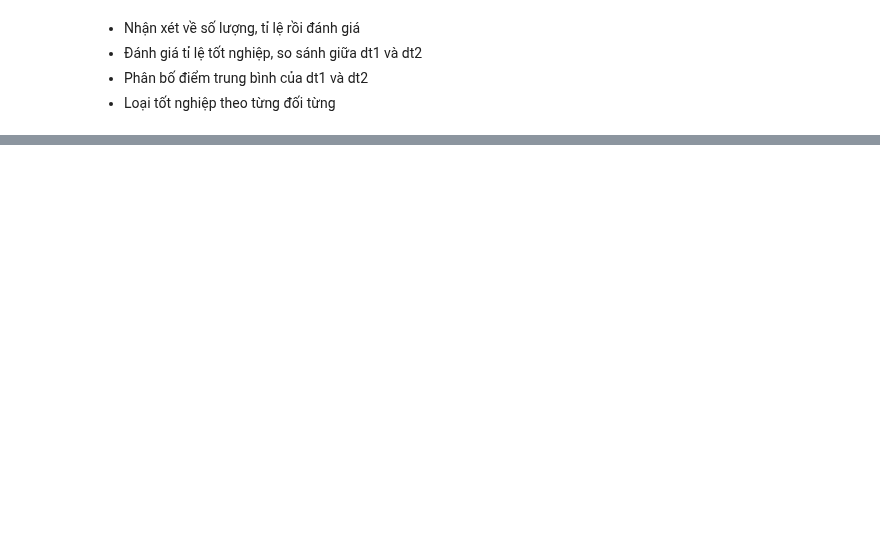
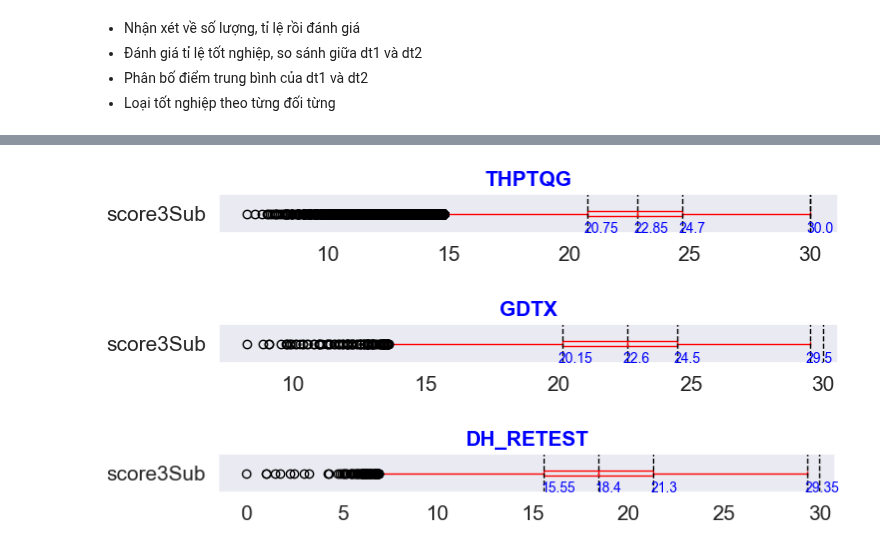
Before and after one commit to ntp-shin/Introduction_to_Data_Science, a Jupyter notebook: 1_Distribution.ipynb, the cells around one changed output, grey strips where cells are left out. Saved outputs shown, nothing was run; the diff lists cells and outputs as text; code cells hidden in the pictures; blank space fills up the shorter version.

```diff
--- a/1_Distribution.ipynb
+++ b/1_Distribution.ipynb
@@ -422,0 +300,12 @@ plt.show()
+# %%
+def sumhighest3subjects(row):
+    arr = []
+    for score in ['toan','ngu_van', 'ngoai_ngu','vat_li','hoa_hoc','sinh_hoc','lich_su', 'dia_ly', 'gdcd']:
+        if(~np.isnan(row[score])):
+            arr.append(row[score])
+    arr.sort(reverse=True)
+    return sum(arr[:3])
+
+df_dt1['score3Sub'] = df_dt1.apply(sumhighest3subjects, axis = 1)
+df_dt2['score3Sub'] = df_dt2.apply(sumhighest3subjects, axis = 1)
+df_dt3['score3Sub'] = df_dt3.apply(sumhighest3subjects, axis = 1)
@@ -422,0 +328,20 @@ plt.show()
+# %%
+def boxplot(data, namevalue, title):
+    dt3 = data[namevalue]
+    arr_value = [round(dt3.quantile(0.25), 2), round(dt3.quantile(0.5), 2), round(dt3.quantile(0.75), 2), round(dt3.quantile(1.00), 2)]
+    boxplot = data.boxplot(column=namevalue, return_type='axes',
+                        grid=False, vert=False, figsize=(8, 0.5), fontsize=15, color='red')
+    for i in arr_value:
+        plt.text(i - 0.15, 0.5, str(i), fontsize=10, color='blue')
+        plt.axvline(i, color='black', linestyle='--', linewidth=1)
+    plt.title(title, fontsize=15, fontweight='bold', color='blue')
+    plt.axvline(30, color='black', linestyle='--', linewidth=1)
+    plt.show()
+# %%
+boxplot(df_dt1, 'score3Sub', 'THPTQG')
+boxplot(df_dt2, 'score3Sub', 'GDTX')
+boxplot(df_dt3, 'score3Sub', 'DH_RETEST')
+# %% [output]
+[figure, added]
+[figure, added]
+[figure, added]
```
Also changed, not shown: parts of 64 cells of this notebook, 1 other file.
